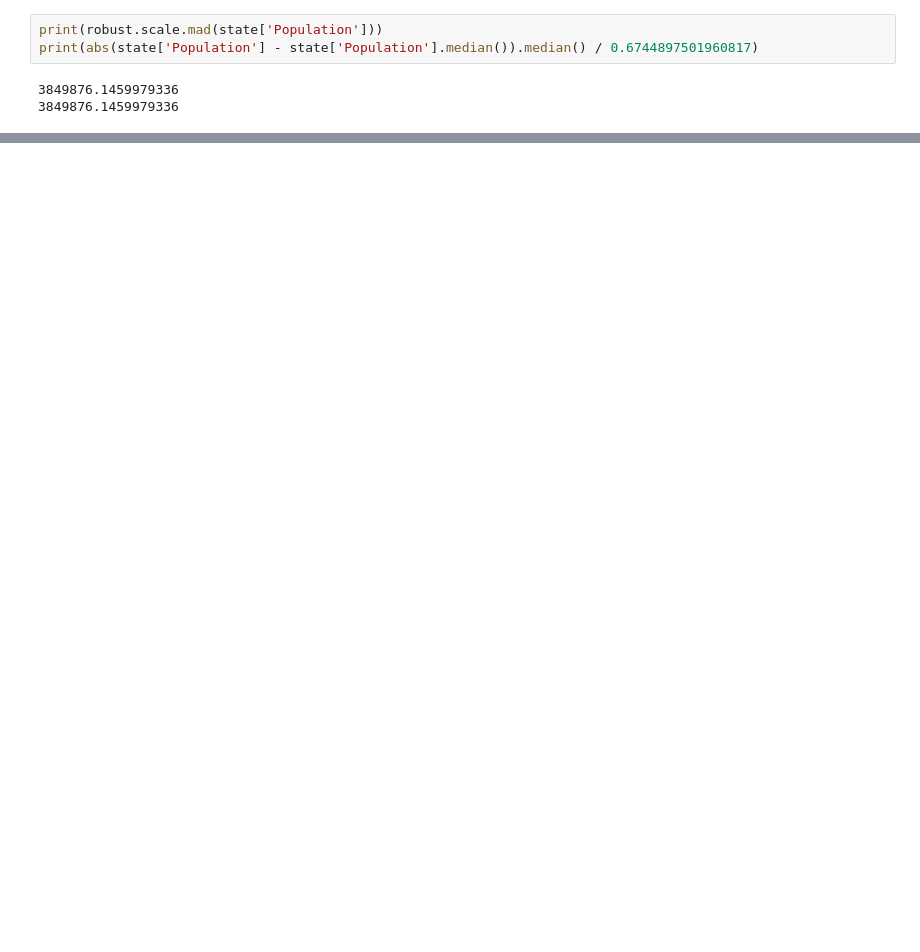
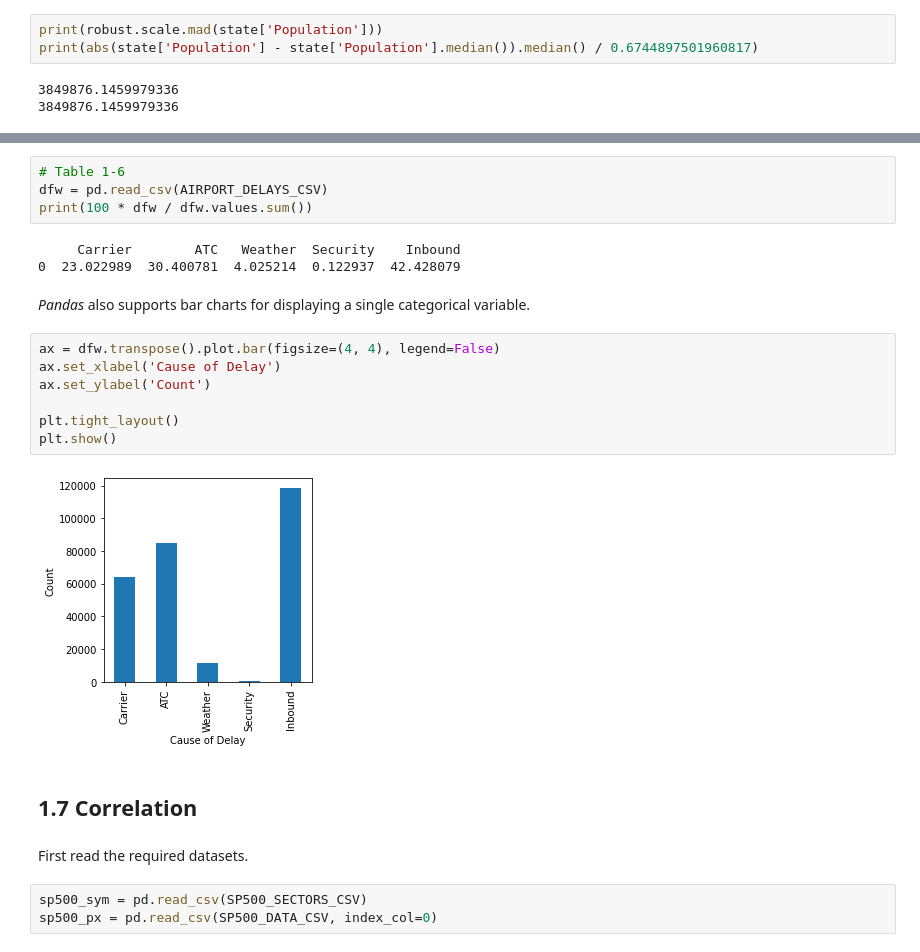
Before and after one commit to young-hwanlee/my-practical-statistics-for-data-scientists, a Jupyter notebook: Chapter_1_Exploratory_Data_Analysis.ipynb, the cells around one changed output, grey strips where cells are left out. Saved outputs shown, nothing was run; the diff lists cells and outputs as text; blank space fills up the shorter version.

```diff
--- a/Chapter_1_Exploratory_Data_Analysis.ipynb
+++ b/Chapter_1_Exploratory_Data_Analysis.ipynb
@@ -159,0 +252,25 @@ print(abs(state['Population'] - state['Population'].median()).median() / 0.67448
+# %%
+# Table 1-6
+dfw = pd.read_csv(AIRPORT_DELAYS_CSV)
+print(100 * dfw / dfw.values.sum())
+# %% [output]
+     Carrier        ATC   Weather  Security    Inbound
+0  23.022989  30.400781  4.025214  0.122937  42.428079
+# %% [markdown]
+*Pandas* also supports bar charts for displaying a single categorical variable.
+# %%
+ax = dfw.transpose().plot.bar(figsize=(4, 4), legend=False)
+ax.set_xlabel('Cause of Delay')
+ax.set_ylabel('Count')
+
+plt.tight_layout()
+plt.show()
+# %% [output]
+[figure, added]
+# %% [markdown]
+## **1.7 Correlation**
+# %% [markdown]
+First read the required datasets.
+# %%
+sp500_sym = pd.read_csv(SP500_SECTORS_CSV)
+sp500_px = pd.read_csv(SP500_DATA_CSV, index_col=0)
```
Also changed, not shown: parts of 77 cells of this notebook.
